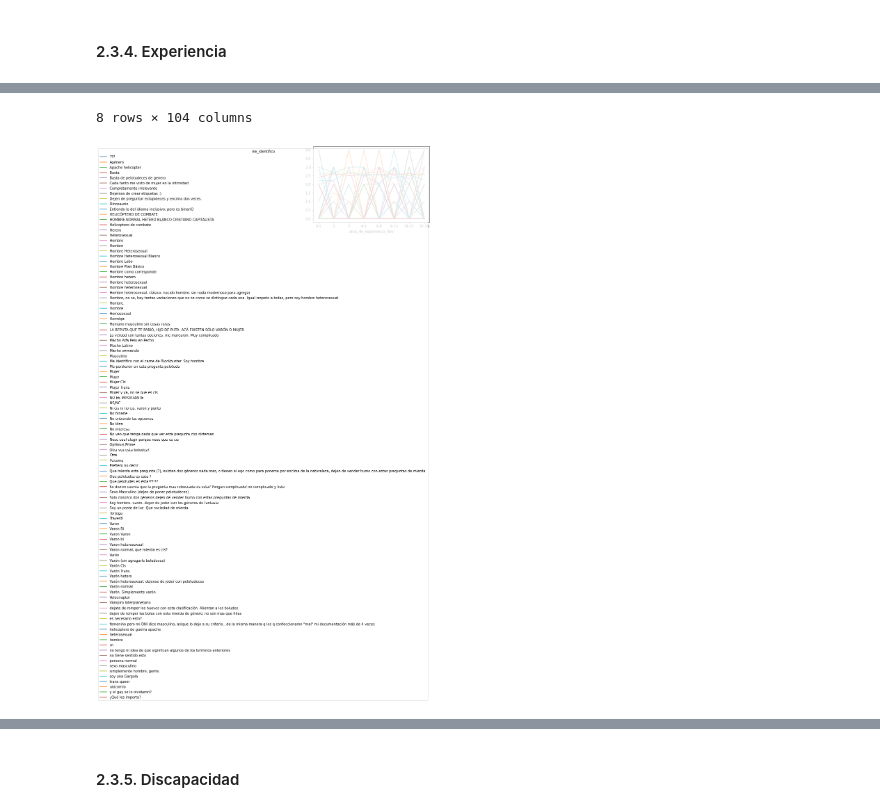
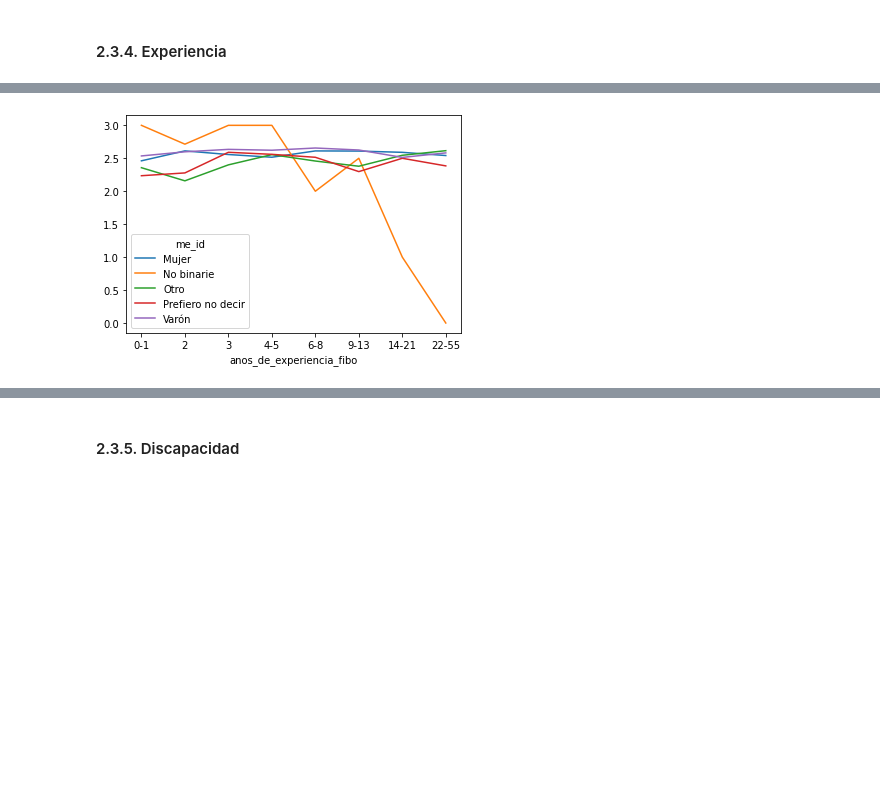
Before and after one commit to SebastianESaavedra/openqube-sueldos, a Jupyter notebook: pipeline/data-analysis.ipynb, the cells around one changed output, grey strips where cells are left out. Drawn from its saved outputs; the diff is of its cells as text; code cells hidden in the pictures; blank space fills up the shorter version.

```diff
--- a/pipeline/data-analysis.ipynb
+++ b/pipeline/data-analysis.ipynb
@@ -1554,7 +1556,7 @@ display([rol for rol in top_salary_roles if rol not in top_salary_roles_mujer])
 [interactive output not drawn]
 # %%
 df = (
-    dataframe.groupby(["me_identifico"])
+    dataframe.groupby(["me_id"])
     .median()
     .unstack()["de_que_fue_el_ajuste_total"]
     .sort_values(ascending=False)
@@ -1571,13 +1573,14 @@ charts["gender_salary_adjustment"] = to_rechart(df)
 # %%
 df = dataframe
 df = (
-    df.groupby(["actividad_principal", "me_identifico"])
-    .agg({"me_identifico": "count"})
+    df.groupby(["actividad_principal", "me_id"])
+    .agg({"me_id": "count"})
     .groupby(level=0)
     .apply(lambda x: x / float(x.sum()))
-    .unstack("me_identifico")
+    .unstack("me_id")
 )
 df.columns = df.columns.droplevel(0)
+
 display(df)
 df.T.plot(kind="barh")
 charts["actividad_principal_gender_percent"] = to_rechart(df)
@@ -1598,11 +1600,11 @@ df["anos_de_experiencia_fibo"] = pd.cut(
     labels=["0-1", "2", "3", "4-5", "6-8", "9-13", "14-21", "22-55"],
 )
 df = (
-    df.groupby(["anos_de_experiencia_fibo", "me_identifico"])
-    .agg({"me_identifico": "count"})
+    df.groupby(["anos_de_experiencia_fibo", "me_id"])
+    .agg({"me_id": "count"})
     .groupby(level=0)
     .apply(lambda x: x / float(x.sum()))
-    .unstack("me_identifico")
+    .unstack("me_id")
     .fillna(0)
 )
 df.columns = df.columns.droplevel(0)
@@ -1631,9 +1632,9 @@ df["anos_de_experiencia_fibo"] = pd.cut(
     labels=["0-1", "2", "3", "4-5", "6-8", "9-13", "14-21", "22-55"],
 )
 df = (
-    df.groupby(["anos_de_experiencia_fibo", "me_identifico"])
+    df.groupby(["anos_de_experiencia_fibo", "me_id"])
     .agg({"salario_mensual_o_retiro_bruto_en_tu_moneda_local": "median"})
-    .unstack("me_identifico")
+    .unstack("me_id")
     .fillna(0)
 )
 df.columns = df.columns.droplevel(0)
@@ -1662,9 +1662,9 @@ df["anos_de_experiencia_fibo"] = pd.cut(
     labels=["0-1", "2", "3", "4-5", "6-8", "9-13", "14-21", "22-55"],
 )
 df = (
-    df.groupby(["anos_de_experiencia_fibo", "me_identifico"])
+    df.groupby(["anos_de_experiencia_fibo", "me_id"])
     .agg({"que_tan_conforme_estas_con_tu_sueldo": "mean"})
-    .unstack("me_identifico")
+    .unstack("me_id")
     .fillna(0)
 )
 df.columns = df.columns.droplevel(0)
@@ -1685,5 +1685,4 @@ charts["experience_gender_conformidad_mean"] = to_rechart(df)
-8 rows × 104 columns
-[figure, old version]
+[figure, new version]
 [interactive output not drawn]
 # %% [markdown]
 #### 2.3.5. Discapacidad
```
Also changed, not shown: parts of 70 cells of this notebook.
